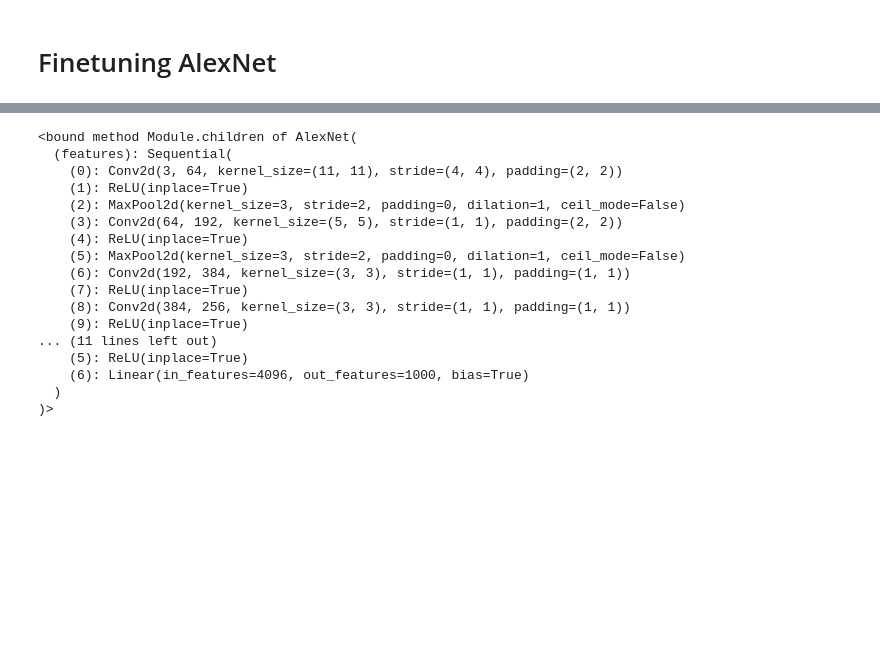
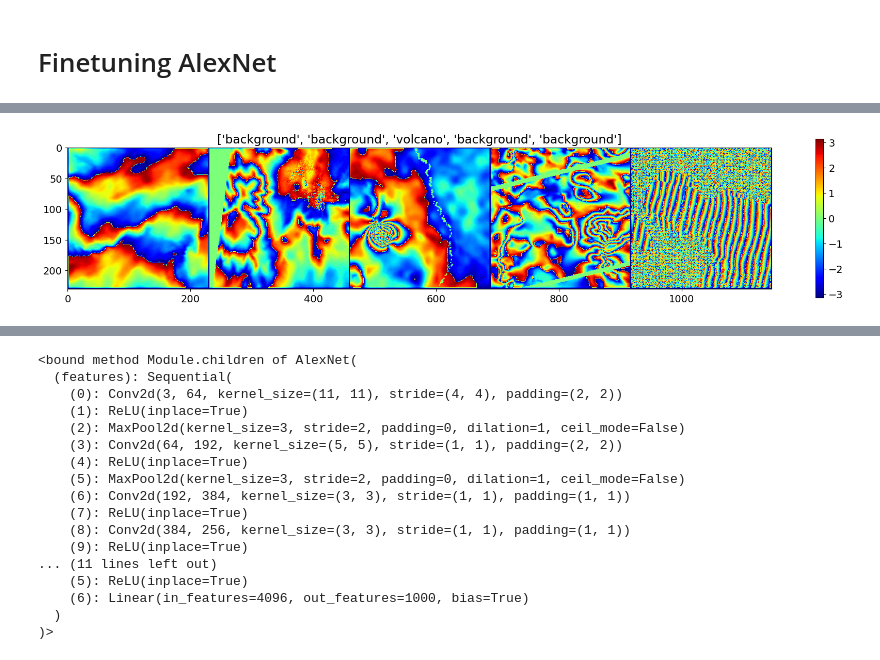
Before and after one commit to robertpop99/Finetuning_AlexNet_EOV, a Jupyter notebook: Finetuning _AlexNet_EOV.ipynb, the cells around one changed output, grey strips where cells are left out. Cells and saved outputs as stored; diff of their text form; code cells hidden in the pictures; blank space fills up the shorter version.

```diff
--- a/Finetuning _AlexNet_EOV.ipynb
+++ b/Finetuning _AlexNet_EOV.ipynb
@@ -129,0 +110,14 @@ def train_model(model, criterion, optimizer, scheduler, epochs=25, save_path='re
+# %%
+train_dataloader = torch.utils.data.DataLoader(
+    train_dataset,
+    batch_size=32,
+    num_workers=8,
+    shuffle=True
+)
+
+test_dataloader = torch.utils.data.DataLoader(
+    test_dataset,
+    batch_size=32,
+    num_workers=8,
+    shuffle=False
+)
@@ -129,0 +128,26 @@ def train_model(model, criterion, optimizer, scheduler, epochs=25, save_path='re
+# %%
+def imshow(img, title=None):
+    img = img.numpy()
+    img = img[0]
+    img = img * 2 * np.pi - np.pi
+    plt.imshow(img, cmap='jet', vmin=-np.pi, vmax=np.pi)
+    plt.colorbar()
+    if title is not None:
+        plt.title(title)
+    plt.show()
+# %%
+plt.rc('font', size=14)
+plt.rcParams['figure.figsize'] = [22, 4]
+
+# Get a batch of training data
+inputs, labels = next(iter(train_dataloader))
+# We will show only the first 5
+inputs = inputs[:5]
+labels = labels[:5]
+
+# Make a grid from batch
+out = torchvision.utils.make_grid(inputs)
+
+imshow(out, title=[class_names[x] for x in labels])
+# %% [output]
+[figure, added]
```
Also changed, not shown: parts of 25 cells of this notebook, 1 other file.
